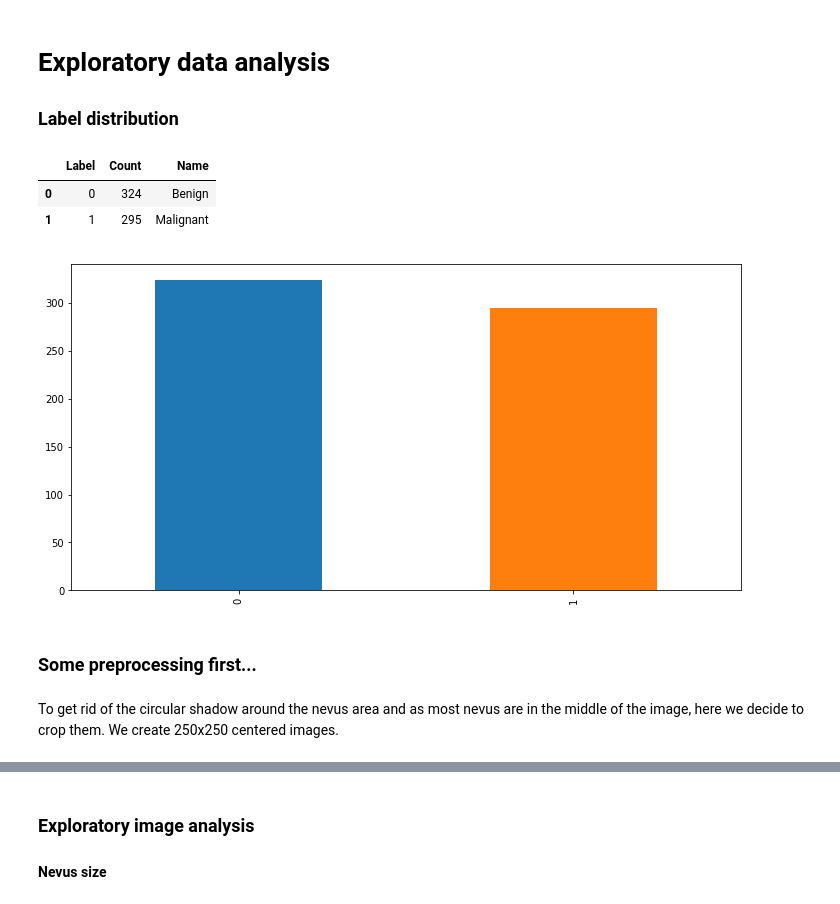
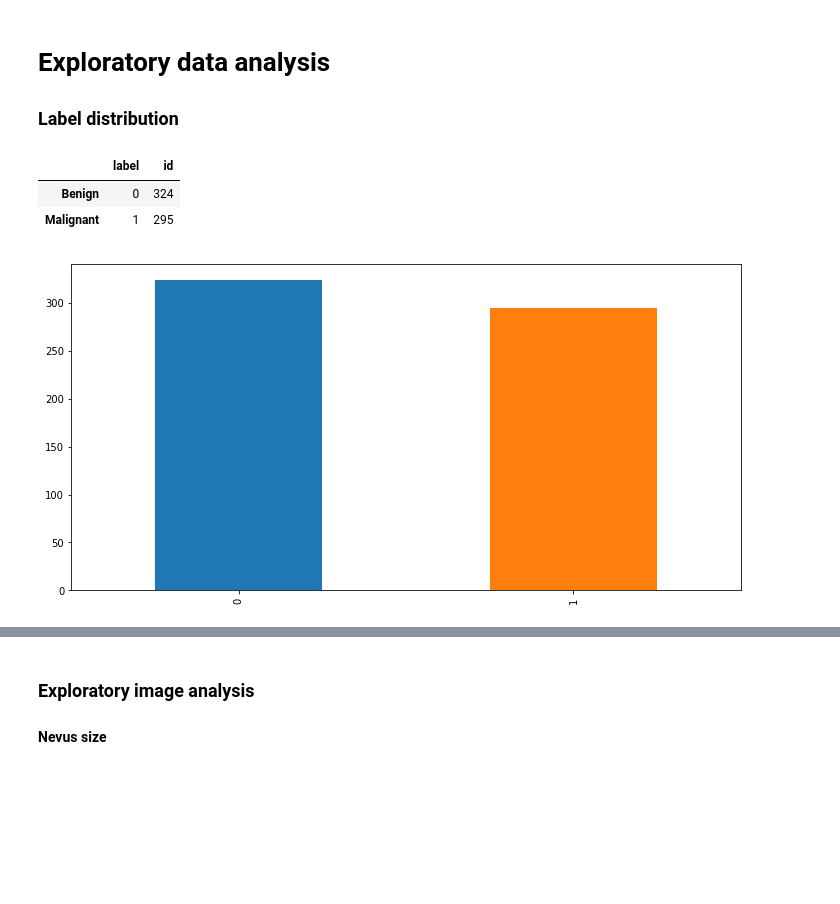
Before and after one commit to jeanbabs/Melanoma_detection, a Jupyter notebook: Melanoma_starting_kit.ipynb, the cells around one changed output, grey strips where cells are left out. Drawn from its saved outputs; the diff is of its cells as text; code cells hidden in the pictures; blank space fills up the shorter version.

```diff
--- a/Melanoma_starting_kit.ipynb
+++ b/Melanoma_starting_kit.ipynb
@@ -119,5 +114,5 @@ fig.tight_layout()
 # %%
-df = pd.read_csv("data/data_train/data_train_labels.csv")
-ff = pd.read_csv("data/data_test/data_test_labels.csv")
+df = pd.read_csv("data/data_train_labels.csv")
+ff = pd.read_csv("data/data_test_labels.csv")
 y_train = np.array(df["label"])
 y_test = np.array(ff["label"])
@@ -142,19 +122,12 @@ Let's visualize some.
 ### Label distribution
 # %%
 df['label'].value_counts().sort_index().plot.bar(figsize=(12, 6))
-
 labels_name = ['Benign','Malignant']
-
 labels_count_df = df.groupby(['label']).agg('count').reset_index()
-labels_count_df['name'] = pd.Series(data=labels_name)
-labels_count_df.columns = ['Label','Count','Name']
+labels_count_df = labels_count_df.set_index(pd.Index(labels_name))
 labels_count_df
 # %% [output]
-|  | Label | Count | Name |
-| 0 | 0 | 324 | Benign |
-| 1 | 1 | 295 | Malignant |
+|  | label | id |
+| Benign | 0 | 324 |
+| Malignant | 1 | 295 |
 [figure]
-# %% [markdown]
-### Some preprocessing first...
-# %% [markdown]
-To get rid of the circular shadow around the nevus area and as most nevus are in the middle of the image, here we decide to crop them. We create 250x250 centered images.
```
Also changed, not shown: parts of 31 cells of this notebook.
